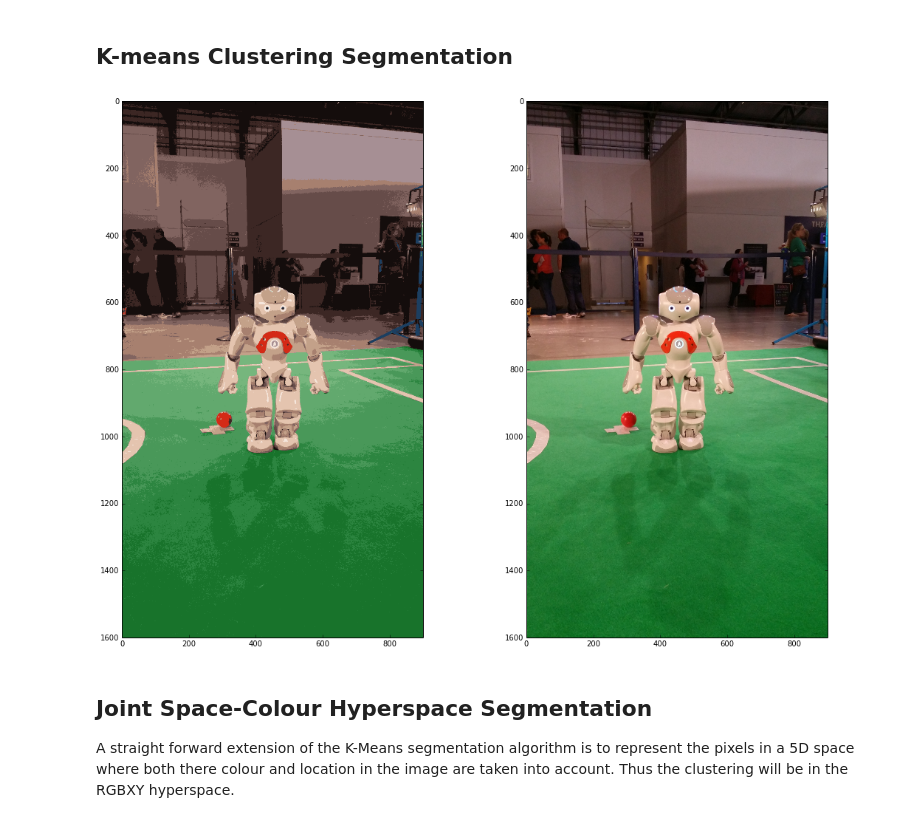
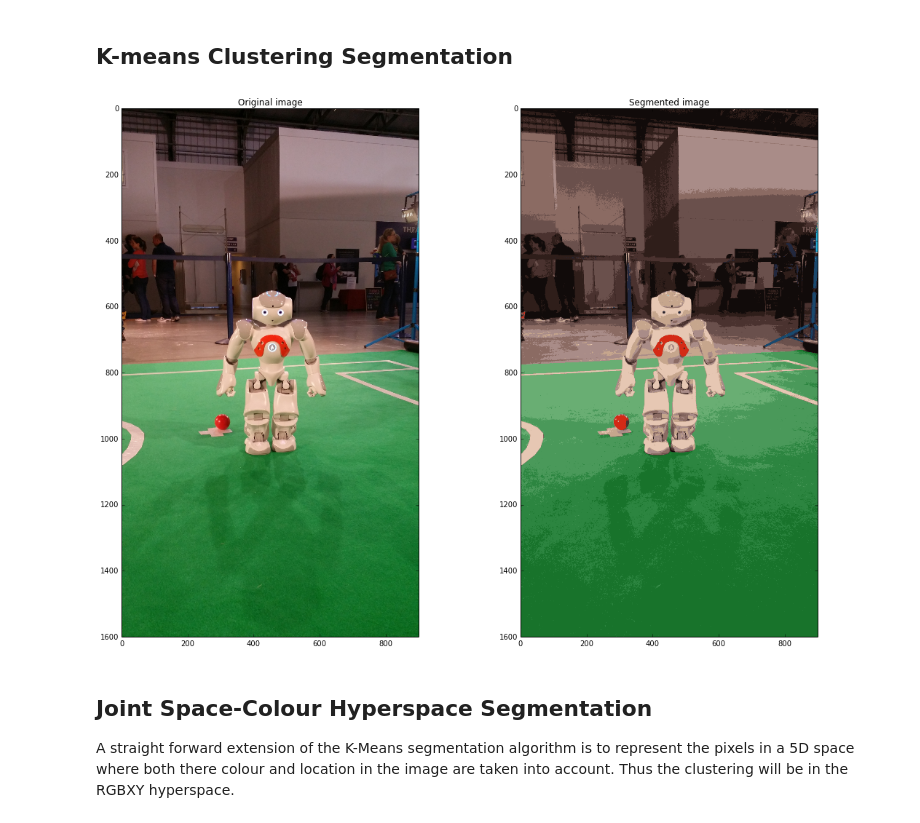
Before and after one commit to svepe/rss-demos, a Jupyter notebook: Image Segmentation.ipynb, the cells around one changed output. Cells and saved outputs as stored; diff of their text form; code cells hidden in the pictures.

Commit message:
Finalise filtering and segmentation demos
Put original images on the left and processed on the right
Handle both negative and positive values for Sobel and
Laplace operators

```diff
--- a/Image Segmentation.ipynb
+++ b/Image Segmentation.ipynb
@@ -41,36 +41,38 @@ rgb_pts = np.float32(img.reshape(-1, 3))
 # Set the number of clusters to 16
 K = 16
 # Create the criteria when the K-means iterations should be terminated.
 # The iteration will stop if the error is less then EPS = 1.0 or the
 # maximum number of iteration MAX_ITER = 20 is achieved
 criteria = (cv2.TERM_CRITERIA_EPS + cv2.TERM_CRITERIA_MAX_ITER, 20, 1.0)
 
 # Run K-means. The return values are:
 # ret     - the final value of the minimised sum of distances
 # labels  - the cluster which each point belons to
 # centers - the centers of the K clusters
 ret, labels, centers=cv2.kmeans(rgb_pts,  # Input points
                                 K,        # Number of clusters
                                 None,     # Initial estimate of the label of each point
                                 criteria, # Termination criteria
                                 10,       # Return the best result after that many attempts
                                 cv2.KMEANS_RANDOM_CENTERS) # Initialise the clusters randomly
 
 # Convert the centers from float32 to uint8
 centers = np.uint8(centers)
 
 # Set the coordinates of each point to the center of the cluster it belongs to
 seg_rgb_pts = centers[labels.flatten()]
 # Make the RGB points array into an image again
 seg_rgb_img = seg_rgb_pts.reshape((img.shape))
 
 # Show the original and the segmented image
 plt.subplot(1, 2, 1)
+plt.title('Original image')
+display(img)
+plt.subplot(1, 2, 2)
+plt.title('Segmented image')
 display(seg_rgb_img)
-plt.subplot(1, 2, 2)
-display(img)
 # %% [output]
-[figure, old version]
+[figure, new version]
 # %% [markdown]
 ## Joint Space-Colour Hyperspace Segmentation
 
```
Also changed, not shown: parts of 3 cells of this notebook.
